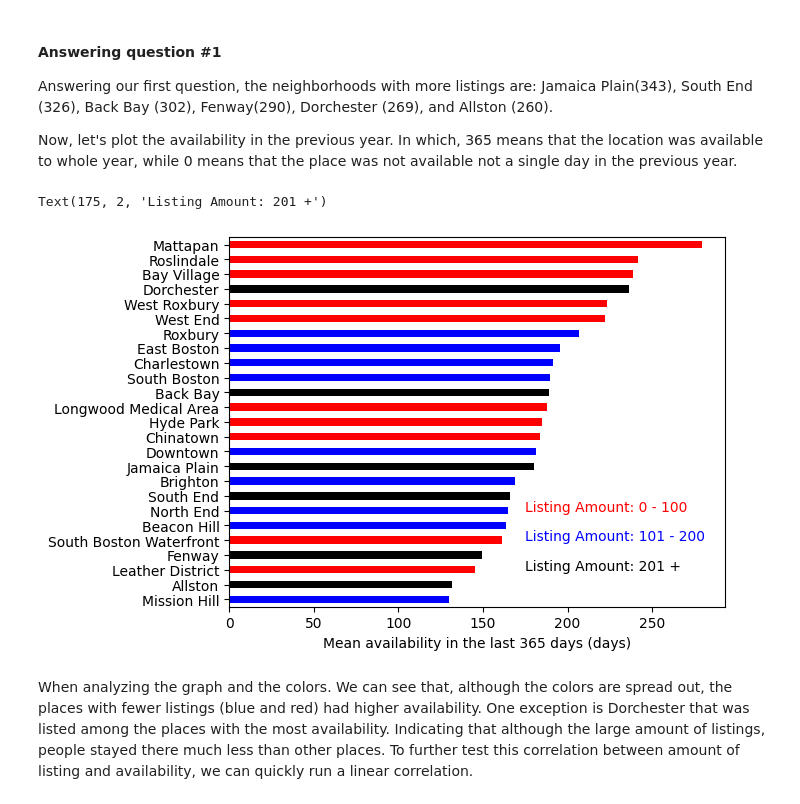
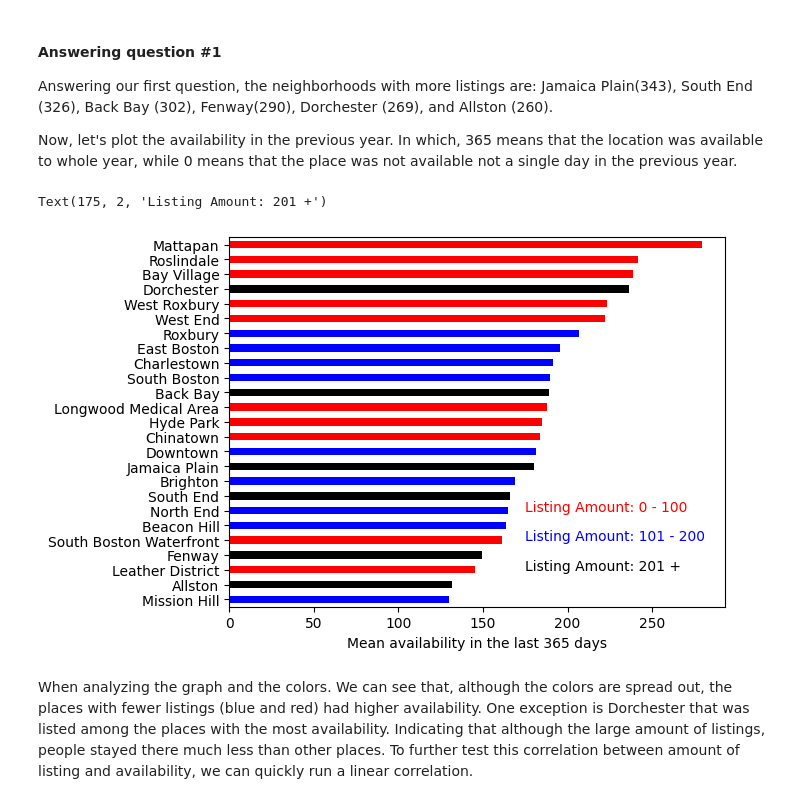
Before and after one commit to daniloarruda13/airbnb-boston-udacity, a Jupyter notebook: Boston_AIRbnb.ipynb, the cells around one changed output. Drawn from its saved outputs; the diff is of its cells as text; code cells hidden in the pictures.

```diff
--- a/Boston_AIRbnb.ipynb
+++ b/Boston_AIRbnb.ipynb
@@ -210,23 +220,23 @@ Now, let's plot the availability in the previous year. In which, 365 means that
 # %%
 #Creating a dicionatry to store the amount of days available by neighborhood
 days_available={}
 
 #Iterating over the neighborhoods and storing the mean availability
 days_available = pd.Series({neigh: listing.availability_365[listing.neighbourhood_cleansed == neigh].mean() for neigh in neighborhoods})
 days_available=days_available.sort_values()
 
 #Creating a list of colors for each neighborhood given the assigned colors before
 colors_list = [neighb_col_amount[neigh] for neigh in days_available.keys()]
 
 #Ploting the availability plot and assigning the colors according to the amount of listings
 plot_availability=days_available.plot.barh(color=colors_list)
-plot_availability.set_xlabel('Mean availability in the last 365 days (days)')
+plot_availability.set_xlabel('Mean availability in the last 365 days')
 plot_availability.annotate('Listing Amount: 0 - 100',xy=(175,6),color='red')
 plot_availability.annotate('Listing Amount: 101 - 200',xy=(175,4),color='blue')
 plot_availability.annotate('Listing Amount: 201 +',xy=(175,2),color='black')
 # %% [output]
 Text(175, 2, 'Listing Amount: 201 +')
-[figure, old version]
+[figure, new version]
 # %% [markdown]
 When analyzing the graph and the colors. We can see that, although the colors are spread out, the places with fewer listings (blue and red) had higher availability. One exception is Dorchester that was listed among the places with the most availability. Indicating that although the large amount of listings, people stayed there much less than other places. To further test this correlation between amount of listing and availability, we can quickly run a linear correlation.
 # %%
```
Also changed, not shown: parts of 10 cells of this notebook.
